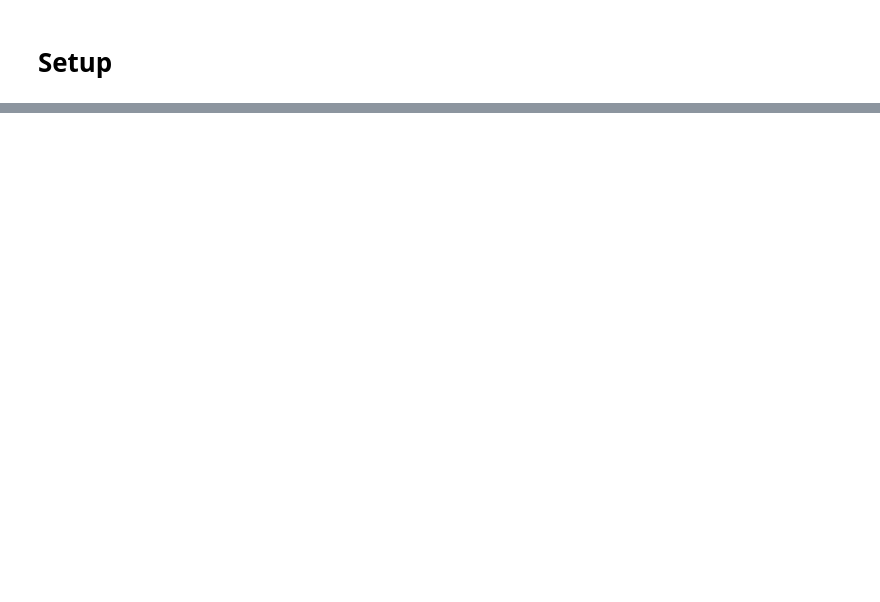
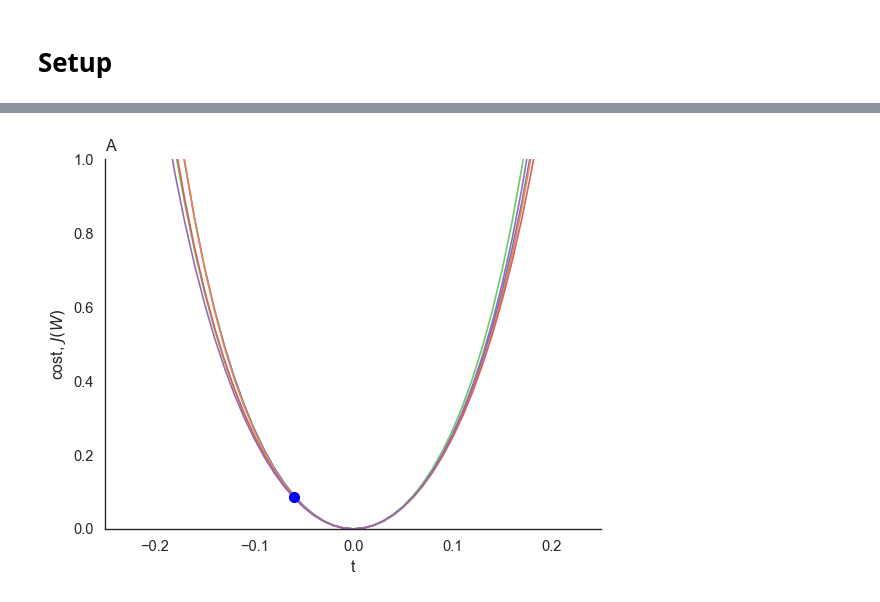
Before and after one commit to RobertRosenbaum/LearningFixedPointsInRNNs, a Jupyter notebook: LinearNDLoss.ipynb, the cells around one changed output, grey strips where cells are left out. Drawn from its saved outputs; the diff is of its cells as text; code cells hidden in the pictures; blank space fills up the shorter version.

```diff
--- a/LinearNDLoss.ipynb
+++ b/LinearNDLoss.ipynb
@@ -295,0 +305,34 @@ plt.savefig('./Figures/LinearNDLoss.pdf')
+# %%
+# ZOOMED IN PANEL A. NOTE THAT THE LANDSCAPE IS REASONABLE WITHIN THE STABLE REGION
+# DELETE THIS CELL.
+
+# plt.subplots(figsize=(8,5))
+# plt.subplot(2,2,1)
+x = w
+y1 = CostW_nd[0,:]
+y2 = CostW_nd[1,:]
+y3 = CostW_nd[3,:]
+y4 = CostW_nd[4,:]
+y5 = CostW_nd[5,:]
+
+plt.ylim(0,1)
+plt.xlim(-.25,.25)
+plt.plot(x,y1,label='trace1')
+plt.plot(x,y2,label='trace2')
+plt.plot(x,y3,label='trace3')
+plt.plot(x,y4,label='trace4')
+plt.plot(x,y5,label='trace5')
+
+# plt.plot(0, W_nd_Costfun(W_star_try, G_nd, X_nd, r_hat_nd), '*', color = "red", markersize=15)
+plt.plot(w[100-5], W_nd_Costfun((w[100-5]*W1 + W0), G_nd, X_nd, r_hat_nd), 'o', color = "blue",markersize=7)
+plt.plot(w[-(100-50)], W_nd_Costfun((w[-(100-50)]*W1 + W0),G_nd, X_nd, r_hat_nd), 'o', color = "black",markersize=7)
+plt.axvline(x=-(np.sqrt(1-scale_stability**2)/(scale_stability*perturb)), color='blue', linestyle='--', linewidth=3.0, alpha=1,label = "stability segment")
+plt.axvline(x=np.sqrt(1-scale_stability**2)/(scale_stability*perturb), color='blue', linestyle='--',linewidth=3.0, alpha=1,)
+
+plt.title('A',loc='left')
+plt.xlabel('t')
+plt.ylabel('cost, $J(W)$')
+plt.ylim(bottom=0)
+sns.despine()
+# %% [output]
+[figure, added]
```
Also changed, not shown: parts of 3 cells of this notebook, 1 other file.
